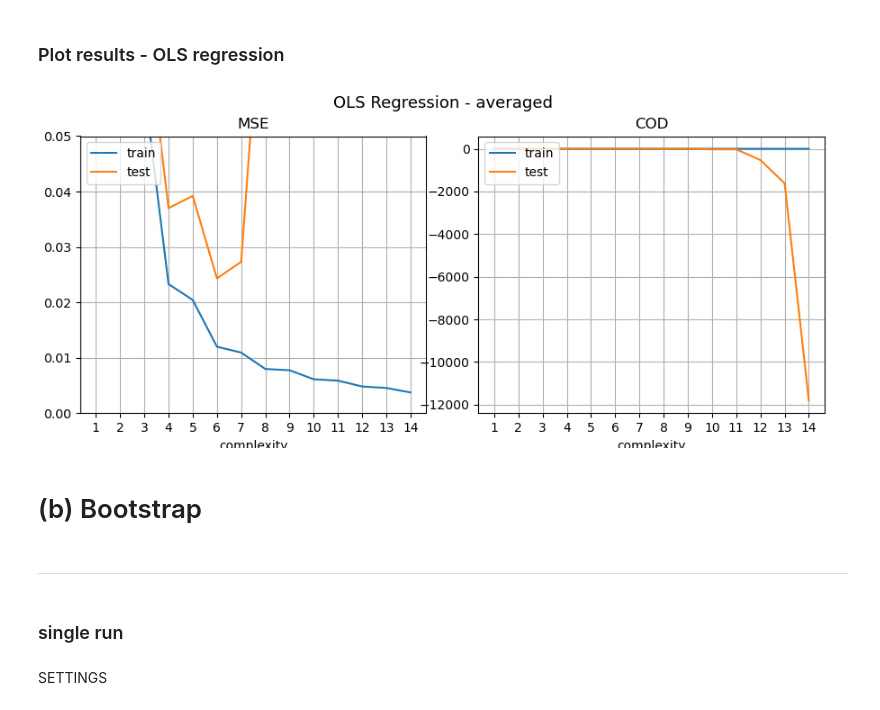
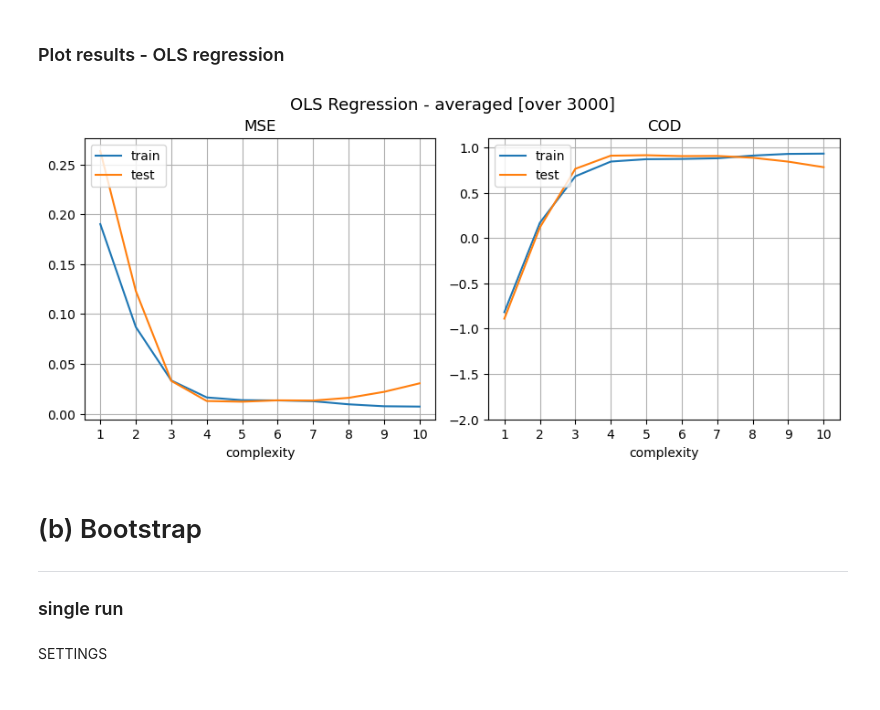
Before and after one commit to iKiru-hub/compML, a Jupyter notebook: project_1_ae.ipynb, the cells around one changed output. Drawn from its saved outputs; the diff is of its cells as text; code cells hidden in the pictures.

```diff
--- a/project_1_ae.ipynb
+++ b/project_1_ae.ipynb
@@ -54,0 +64,2 @@ plt.show()
+# %%
+_ = u.get_coefficients(nb_vars=2, degree=3, verbose=True)
@@ -58,7 +71,7 @@ SETTINGS
 # data
 N = 200
 random_ax = True
-noise_scale = 0.0
+noise_scale = 0.05
 scaling = True
 (x, y, z), (xm, ym, zm) = u.generate_data(N=N, random_ax=random_ax, noise_scale=noise_scale, scaling=scaling)
 
@@ -76,7 +89,7 @@ record = {'mse_train': [],
 betas = {}
 
 # split data
-x_train, x_test, y_train, y_test, Z_train, Z_test = train_test_split(x, y, z, test_size=0.20)
+x_train, x_test, y_train, y_test, Z_train, Z_test = train_test_split(x, y, z, test_size=0.2)
 
 # run for all degrees
 for deg in (bar := tqdm(degrees)):
@@ -160,18 +174,18 @@ plt.show()
 SETTINGS
 # %%
 # data
-N = 300
+N = 200
 random_ax = True
-noise_scale = 0.01
-scaling = True
-mean_centering = True
+noise_scale = 1e-1
+scaling = False
+mean_centering = False
 (x, y, z), (xm, ym, zm) = u.generate_data(N=N, random_ax=random_ax, noise_scale=noise_scale, scaling=scaling, mean_center=mean_centering)
 
 # model
-degrees = range(1, 15)
-intercept = False
+degrees = range(1, 11)
+intercept = True
 
-nb_iter = 100
+nb_iter = 3000
 # %% [markdown]
 RUN
 # %%
@@ -232,40 +246,41 @@ print('.')
 # %%
 names = tuple(record.keys())
 fig, axs = plt.subplots(1, 2, figsize=(9, 4), sharex=True)
-fig.suptitle(f"OLS Regression - averaged",
+fig.suptitle(f"OLS Regression - averaged [over {nb_iter}]",
              fontsize=13)
-fig.tight_layout(h_pad=0)
+fig.tight_layout(h_pad=1)
 
 axs[0].plot(degrees, record['avg_train_mse'], label='train')
 axs[0].plot(degrees, record['avg_test_mse'], label='test')
 axs[0].set_title(f"MSE")
 axs[0].set_xlabel('complexity')
 axs[0].legend(loc='upper left')
 axs[0].set_xticks(degrees)
 axs[0].grid()
-axs[0].set_ylim((0, 0.05))  # y-axis limits
+#axs[0].set_ylim((0, 0.4))  # y-axis limits
 
 axs[1].plot(degrees, record['avg_train_cod'], label='train')
 axs[1].plot(degrees, record['avg_test_cod'], label='test')
 axs[1].set_title(f"COD")
 axs[1].set_xlabel('complexity')
 axs[1].legend(loc='upper left')
 axs[1].set_xticks(degrees)
+axs[1].set_ylim((-2, 1.1))  # y-axis limits
 axs[1].grid()
 
 #txt = f"{N=}, noise $\sigma$={noise_scale}, {scaling=}, {intercept=} - average={nb_iter}"
 
 #fig.text(0.5, 0., txt, wrap=True, ha="center")
 
 plt.show()
 # %% [output]
-[figure, old version]
+[figure, new version]
-# %% [markdown]
-# (b) Bootstrap
-# %% [markdown]
----
-# %% [markdown]
-### single run
+# %% [markdown]
+# (b) Bootstrap
+
+---
+
+### single run
 # %% [markdown]
 SETTINGS
 # %%
```
Also changed, not shown: parts of 7 cells of this notebook, 4 other files.
